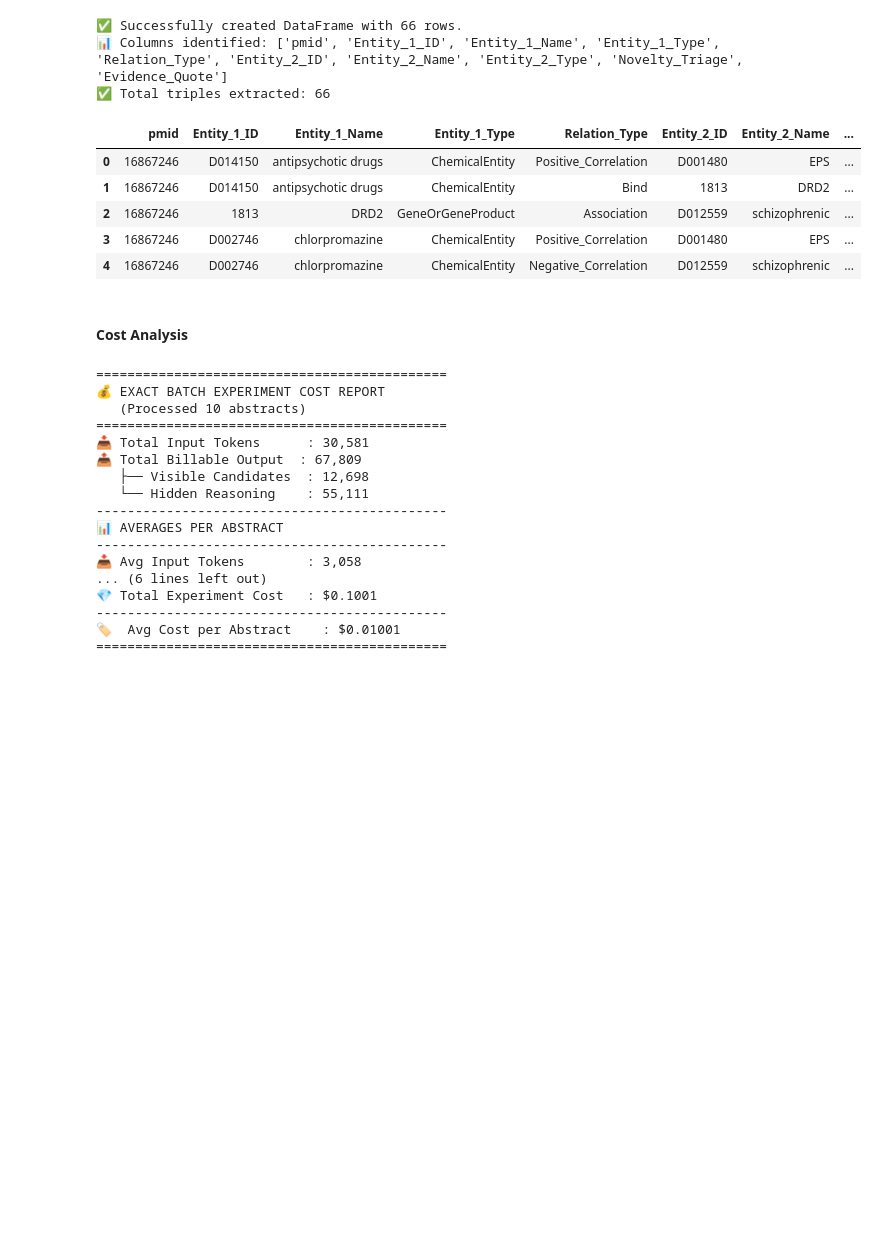
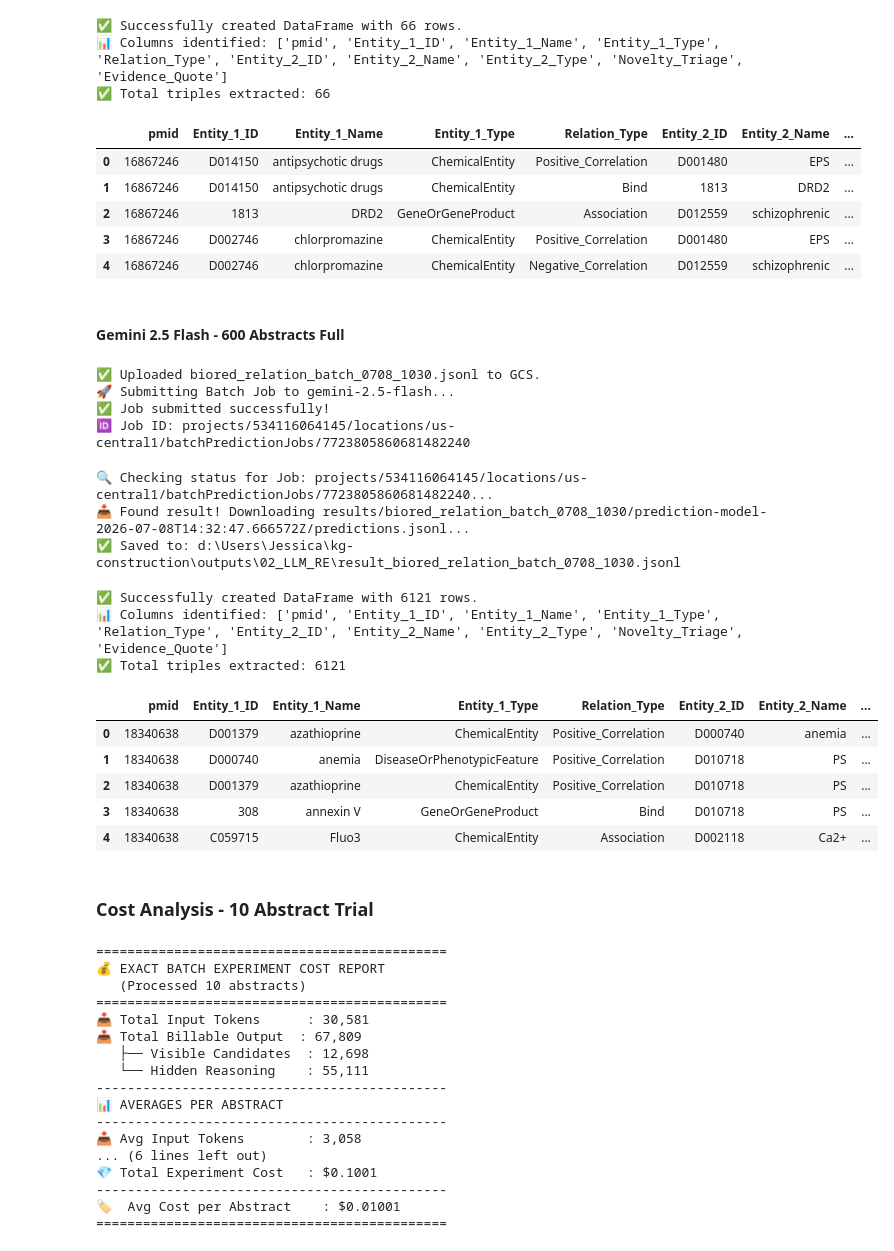
Before and after one commit to jess-xia/kg-construction, a Jupyter notebook: src/02_LLM_RE.ipynb, the cells around one changed output. Saved outputs shown, nothing was run; the diff lists cells and outputs as text; code cells hidden in the pictures; blank space fills up the shorter version.

```diff
--- a/src/02_LLM_RE.ipynb
+++ b/src/02_LLM_RE.ipynb
@@ -288,7 +297,7 @@ if __name__ == "__main__":
 
     print(f"\nGenerated distinct code mappings for {len(abstract_maps)} individual abstracts.")
 
-    output_json_path = "per_abstract_entity_code_to_name.json"
+    output_json_path = os.path.join(output_path, "per_abstract_entity_code_to_name.json")
     with open(output_json_path, "w", encoding="utf-8") as out_f:
         json.dump(abstract_maps, out_f, indent=2, ensure_ascii=False)
 
@@ -619,7 +626,8 @@ biored_relation_batch_job = os.path.join(output_path, f"biored_relation_batch_{d
 
 # --- 1. DATA PREP ---
 batch_requests = []
-corpus_included = llm_ready_corpus[:10]
+# corpus_included = llm_ready_corpus[:10] # For the 10 abstract trial
+corpus_included = llm_ready_corpus[:] # For the 600 abstract full
 print(f"Generating requests from {len(corpus_included)} corpus payloads...")
 
 for payload in corpus_included:
@@ -928,3 +936,34 @@ display(gemini_2_5_pro_triple_extraction_df.head(5))
 | 4 | 16867246 | D002746 | chlorpromazine | ChemicalEntity | Negative_Correlation | D012559 | schizophrenic | ... |
 # %%
 gemini_2_5_pro_df_pred = get_filtered_predictions(gemini_2_5_pro_triple_extraction_df)
+# %% [markdown]
+#### Gemini 2.5 Flash - 600 Abstracts Full
+# %%
+full_triple_extraction_job_id = submit_gemini_batch(biored_relation_batch_job, model_id="gemini-2.5-flash")
+# %% [output]
+✅ Uploaded biored_relation_batch_0708_1030.jsonl to GCS.
+🚀 Submitting Batch Job to gemini-2.5-flash...
+✅ Job submitted successfully!
+🆔 Job ID: projects/534116064145/locations/us-central1/batchPredictionJobs/7723805860681482240
+# %%
+full_triple_extraction_result_path = fetch_gemini_batch_results(full_triple_extraction_job_id, biored_relation_batch_job)
+# %% [output]
+🔍 Checking status for Job: projects/534116064145/locations/us-central1/batchPredictionJobs/7723805860681482240...
+📥 Found result! Downloading results/biored_relation_batch_0708_1030/prediction-model-2026-07-08T14:32:47.666572Z/predictions.jsonl...
+✅ Saved to: d:\Users\Jessica\kg-construction\outputs\02_LLM_RE\result_biored_relation_batch_0708_1030.jsonl
+# %%
+full_triple_extraction_df = batch_results_to_df(full_triple_extraction_result_path)
+
+# Display the result
+print(f"✅ Total triples extracted: {len(full_triple_extraction_df)}")
+display(full_triple_extraction_df.head(5))
+# %% [output]
+✅ Successfully created DataFrame with 6121 rows.
+📊 Columns identified: ['pmid', 'Entity_1_ID', 'Entity_1_Name', 'Entity_1_Type', 'Relation_Type', 'Entity_2_ID', 'Entity_2_Name', 'Entity_2_Type', 'Novelty_Triage', 'Evidence_Quote']
+✅ Total triples extracted: 6121
+|  | pmid | Entity_1_ID | Entity_1_Name | Entity_1_Type | Relation_Type | Entity_2_ID | Entity_2_Name | ... |
+| 0 | 18340638 | D001379 | azathioprine | ChemicalEntity | Positive_Correlation | D000740 | anemia | ... |
+| 1 | 18340638 | D000740 | anemia | DiseaseOrPhenotypicFeature | Positive_Correlation | D010718 | PS | ... |
+| 2 | 18340638 | D001379 | azathioprine | ChemicalEntity | Positive_Correlation | D010718 | PS | ... |
+| 3 | 18340638 | 308 | annexin V | GeneOrGeneProduct | Bind | D010718 | PS | ... |
+| 4 | 18340638 | C059715 | Fluo3 | ChemicalEntity | Association | D002118 | Ca2+ | ... |
@@ -931,5 +972,5 @@ gemini_2_5_pro_df_pred = get_filtered_predictions(gemini_2_5_pro_triple_extracti
 # %% [markdown]
-#### Cost Analysis
+### Cost Analysis - 10 Abstract Trial
 # %%
 import json
 
```
Also changed, not shown: parts of 17 cells of this notebook, 3 other files.
